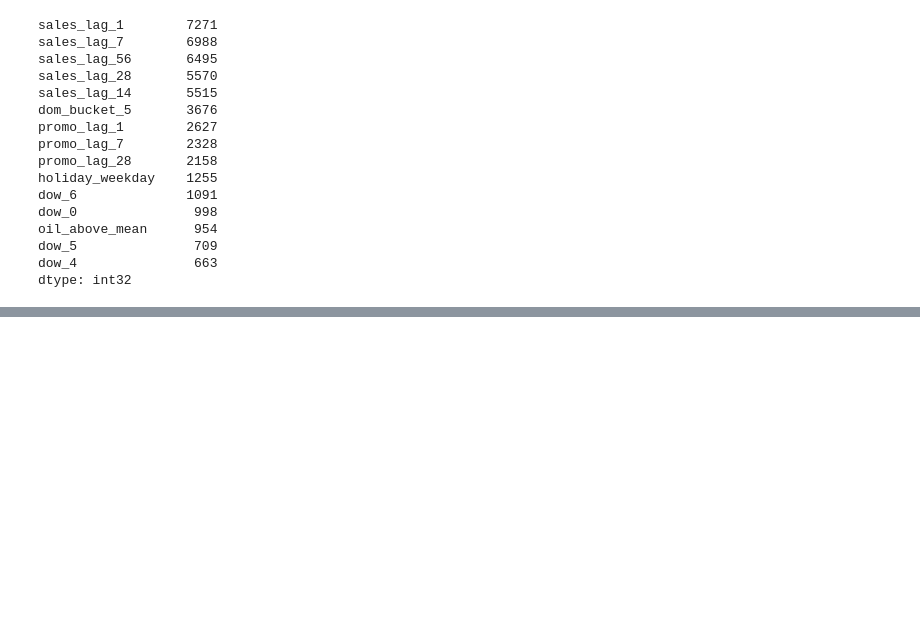
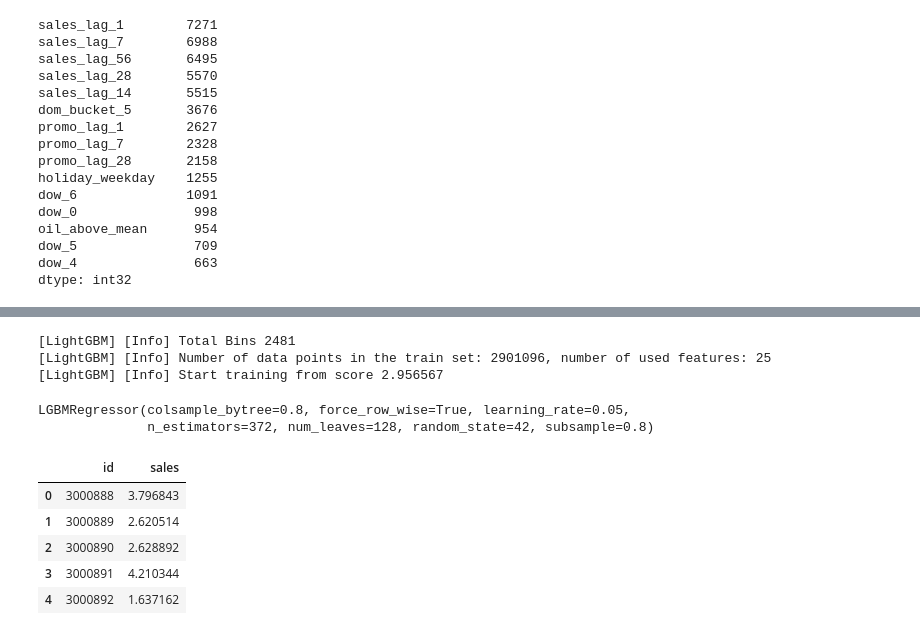
Before and after one commit to juliojerez170-source/store-sales-forecasting, a Jupyter notebook: notebooks/03_modeling.ipynb, the cells around one changed output, grey strips where cells are left out. Cells and saved outputs as stored; diff of their text form; code cells hidden in the pictures; blank space fills up the shorter version.

```diff
--- a/notebooks/03_modeling.ipynb
+++ b/notebooks/03_modeling.ipynb
@@ -211,0 +215,3 @@ dtype: int32
+# %%
+if "promo_lag_14" in train_model.columns and "promo_lag_14" not in feature_cols:
+    feature_cols = feature_cols + ["promo_lag_14"]
@@ -211,0 +281,53 @@ dtype: int32
+# %%
+#  full train
+cat_cols = ["store_nbr", "family", "cluster"]
+feature_cols_cat = feature_cols + cat_cols
+
+for c in cat_cols:
+    train_model[c] = train_model[c].astype("category")
+    test_fe[c] = test_fe[c].astype("category")
+
+X_full = train_model[feature_cols_cat].copy()
+X_test = test_fe[feature_cols_cat].copy()
+
+num_cols = [c for c in feature_cols_cat if c not in cat_cols]
+X_full[num_cols] = X_full[num_cols].fillna(0)
+X_test[num_cols] = X_test[num_cols].fillna(0)
+
+y_full = train_model["y_log"]
+
+# re-fit model using best_iteration_
+final_model = lgb.LGBMRegressor(
+    n_estimators=model.best_iteration_,  # usa el best
+    learning_rate=0.05,
+    num_leaves=128,
+    subsample=0.8,
+    colsample_bytree=0.8,
+    random_state=42,
+    force_row_wise=True
+)
+
+final_model.fit(X_full, y_full, categorical_feature=cat_cols)
+# %% [output]
+[LightGBM] [Info] Total Bins 2481
+[LightGBM] [Info] Number of data points in the train set: 2901096, number of used features: 25
+[LightGBM] [Info] Start training from score 2.956567
+LGBMRegressor(colsample_bytree=0.8, force_row_wise=True, learning_rate=0.05,
+              n_estimators=372, num_leaves=128, random_state=42, subsample=0.8)
+# %%
+test_pred = np.expm1(final_model.predict(X_test))
+test_pred = np.maximum(test_pred, 0)
+
+sample = pd.read_csv("/Users/JulioJerez/Desktop/Docs. Personales/Repositorio/PROYECTOS/store-sales-forecasting/data/raw/store-sales-time-series-forecasting/sample_submission.csv")
+sub = sample.copy()
+sub["sales"] = test_pred
+
+sub.to_csv("/Users/JulioJerez/Desktop/Docs. Personales/Repositorio/PROYECTOS/store-sales-forecasting/data/processed/submission_lgbm_cat.csv", index=False)
+sub.head()
+# %% [output]
+|  | id | sales |
+| 0 | 3000888 | 3.796843 |
+| 1 | 3000889 | 2.620514 |
+| 2 | 3000890 | 2.628892 |
+| 3 | 3000891 | 4.210344 |
+| 4 | 3000892 | 1.637162 |
```
Also changed, not shown: parts of 7 cells of this notebook.
